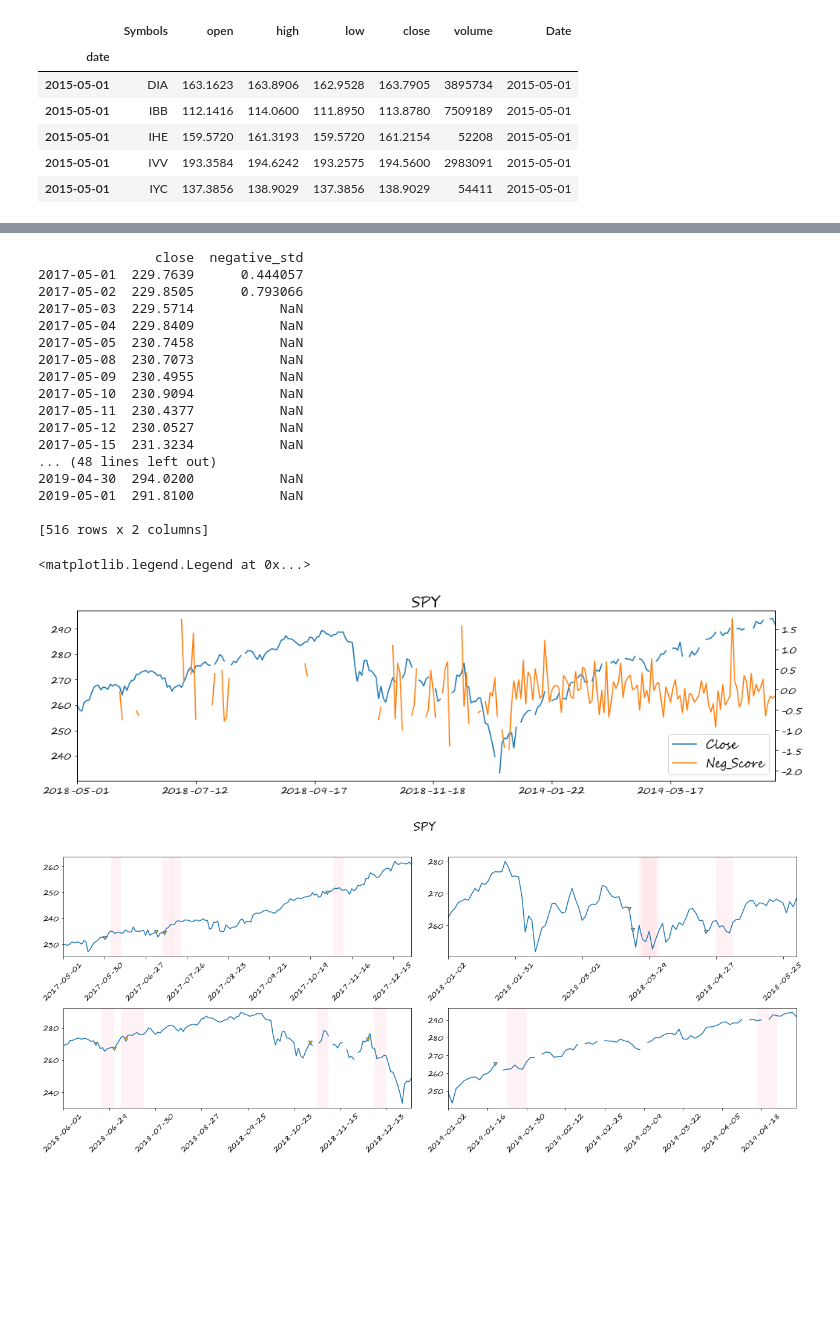
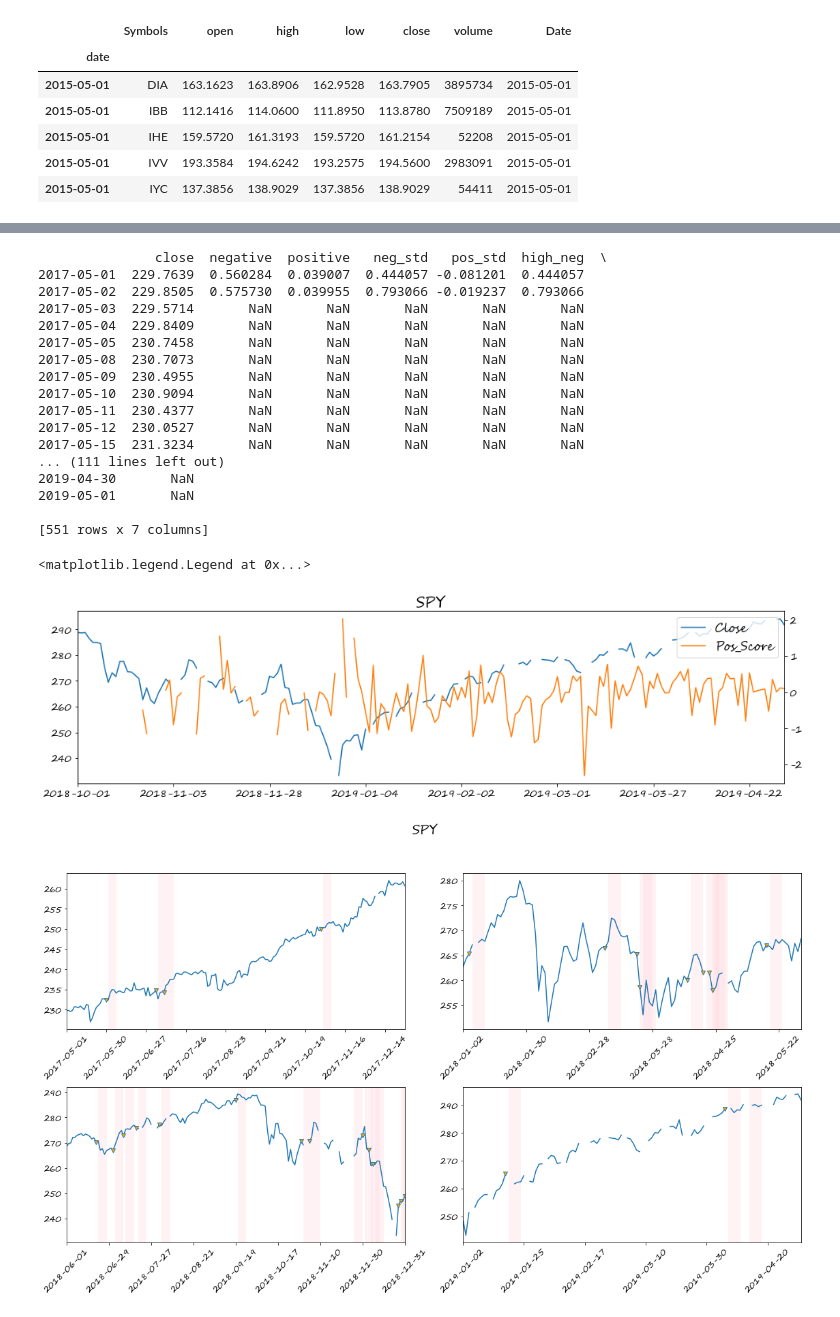
Before and after one commit to elvish7/datascience, a Jupyter notebook: Market_Sentiment_Analysis(Final Project)/Analysis/sentiment_effect.ipynb, the cells around one changed output, grey strips where cells are left out. Saved outputs shown, nothing was run; the diff lists cells and outputs as text; code cells hidden in the pictures; blank space fills up the shorter version.

```diff
--- a/Market_Sentiment_Analysis(Final Project)/Analysis/sentiment_effect.ipynb
+++ b/Market_Sentiment_Analysis(Final Project)/Analysis/sentiment_effect.ipynb
@@ -42,3 +36,15 @@ df_p.head()
 | 2015-05-01 | IHE | 159.5720 | 161.3193 | 159.5720 | 161.2154 | 52208 | 2015-05-01 |
 | 2015-05-01 | IVV | 193.3584 | 194.6242 | 193.2575 | 194.5600 | 2983091 | 2015-05-01 |
 | 2015-05-01 | IYC | 137.3856 | 138.9029 | 137.3856 | 138.9029 | 54411 | 2015-05-01 |
+# %%
+def sort_s():
+    df = pd.DataFrame({'negative':df_s['negative'].groupby(df_s['Date']).mean(),
+                    'positive':df_s['positive'].groupby(df_s['Date']).mean(),
+                    'neg_std':df_s['negative_std'].groupby(df_s['Date']).mean(),
+                    'pos_std':df_s['positive_std'].groupby(df_s['Date']).mean()})
+                    #'high_neg':neg_std[neg_std>0.4],'high_pos':pos_std[pos_std>0.4]
+    df['high_neg'] = df['neg_std'][df['neg_std']>0.4]
+    df['high_pos'] = df['pos_std'][df['pos_std']>0.4]
+    return df
+
+sort_s().head()
@@ -45,34 +98,31 @@ df_p.head()
 # %%
 d1 = df_p[df_p['Symbols']=='SPY']['close'].loc['2017-05-01':'2019-05-01']
-d2 = high_neg.loc['2017-05-01':'2019-05-01']
-k = pd.merge(d1,d2,how='outer', left_index=True,right_index=True)
+spy_ = pd.merge(d1,sort_s().loc['2017-05-01':'2019-05-01'],how='outer', left_index=True,right_index=True)
 
-print(k)
+print(spy_)
 # %% [output]
-               close  negative_std
-2017-05-01  229.7639      0.444057
-2017-05-02  229.8505      0.793066
-2017-05-03  229.5714           NaN
-2017-05-04  229.8409           NaN
-2017-05-05  230.7458           NaN
-2017-05-08  230.7073           NaN
-2017-05-09  230.4955           NaN
-2017-05-10  230.9094           NaN
-2017-05-11  230.4377           NaN
-2017-05-12  230.0527           NaN
-2017-05-15  231.3234           NaN
-... (48 lines left out)
-2019-04-30  294.0200           NaN
-2019-05-01  291.8100           NaN
+               close  negative  positive   neg_std   pos_std  high_neg  \
+2017-05-01  229.7639  0.560284  0.039007  0.444057 -0.081201  0.444057
+2017-05-02  229.8505  0.575730  0.039955  0.793066 -0.019237  0.793066
+2017-05-03  229.5714       NaN       NaN       NaN       NaN       NaN
+2017-05-04  229.8409       NaN       NaN       NaN       NaN       NaN
+2017-05-05  230.7458       NaN       NaN       NaN       NaN       NaN
+2017-05-08  230.7073       NaN       NaN       NaN       NaN       NaN
+2017-05-09  230.4955       NaN       NaN       NaN       NaN       NaN
+2017-05-10  230.9094       NaN       NaN       NaN       NaN       NaN
+2017-05-11  230.4377       NaN       NaN       NaN       NaN       NaN
+2017-05-12  230.0527       NaN       NaN       NaN       NaN       NaN
+2017-05-15  231.3234       NaN       NaN       NaN       NaN       NaN
+... (111 lines left out)
+2019-04-30       NaN
+2019-05-01       NaN
 
-[516 rows x 2 columns]
+[551 rows x 7 columns]
 # %%
-price_score = pd.merge(k.loc['2018-05-01':]['close'],neg_score.loc['2018-05-01':'2019-05-01']
-                       ,how='outer', left_index=True,right_index=True)
 fig=plt.figure()
 plt.title('SPY')
-price_score['close'].plot(label='Close')
-price_score['negative_std'].plot(secondary_y=True,label='Neg_Score')
+spy_['close'].loc['2018-10-01':].plot(label='Close')
+spy_['pos_std'].loc['2018-10-01':].plot(secondary_y=True,label='Pos_Score')
 
 handles,labels = [],[]
 for ax in fig.axes:
@@ -83,37 +133,36 @@ for ax in fig.axes:
 plt.legend(handles,labels)
 # %% [output]
 <matplotlib.legend.Legend at 0x...>
-[figure, old version]
+[figure, new version]
 # %%
-s = k['negative_std']#.rolling(10,min_periods = 1).mean()
 
 def get_mark_loc(df):
     loc_ = []
     for i in df[abs(df)>0.8].index:
         loc_.append(df.index.get_loc(i))
     return loc_
 
 def highlight(indices,ax):
     i=0
     while i<len(indices):
-        ax.axvspan(indices[i]+3, indices[i]+8, facecolor='pink', edgecolor='none', alpha=.2)
+        ax.axvspan(indices[i]+1, indices[i]+5, facecolor='pink', edgecolor='none', alpha=.2)
         i+=1
 
-fig,axes=plt.subplots(2,2,figsize=(18,8))
+fig,axes=plt.subplots(2,2,figsize=(16,10))
 plt.suptitle('SPY')
 
 def subplot(close,score,ax):
     ax = close.plot(ax=ax,markevery=get_mark_loc(score), marker='v', markerfacecolor='orange')
     highlight(get_mark_loc(score), ax)
     for tick in ax.get_xticklabels():
         tick.set_rotation(45)
 
 
-subplot(k['close'].loc['2017-05-01':'2017-12-31'],k['negative_std'].loc['2017-05-01':'2017-12-31'],axes[0,0])
-subplot(k['close'].loc['2018-01-01':'2018-06-01'],k['negative_std'].loc['2018-01-01':'2018-06-01'],axes[0,1])
-subplot(k['close'].loc['2018-06-01':'2018-12-31'],k['negative_std'].loc['2018-06-01':'2018-12-31'],axes[1,0])
-subplot(k['close'].loc['2019-01-01':'2019-05-01'],k['negative_std'].loc['2019-01-01':'2019-05-01'],axes[1,1])
+subplot(spy_['close'].loc['2017-05-01':'2017-12-31'],spy_['neg_std'].loc['2017-05-01':'2017-12-31'],axes[0,0])
+subplot(spy_['close'].loc['2018-01-01':'2018-06-01'],spy_['neg_std'].loc['2018-01-01':'2018-06-01'],axes[0,1])
+subplot(spy_['close'].loc['2018-06-01':'2018-12-31'],spy_['neg_std'].loc['2018-06-01':'2018-12-31'],axes[1,0])
+subplot(spy_['close'].loc['2019-01-01':'2019-05-01'],spy_['neg_std'].loc['2019-01-01':'2019-05-01'],axes[1,1])
 plt.tight_layout()
 fig.subplots_adjust(top=0.88)
 # %% [output]
-[figure, old version]
+[figure, new version]
```
Also changed, not shown: parts of 8 cells of this notebook.
